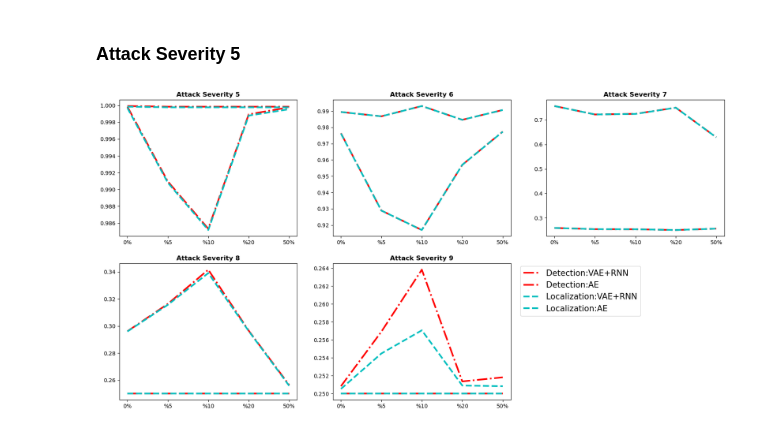
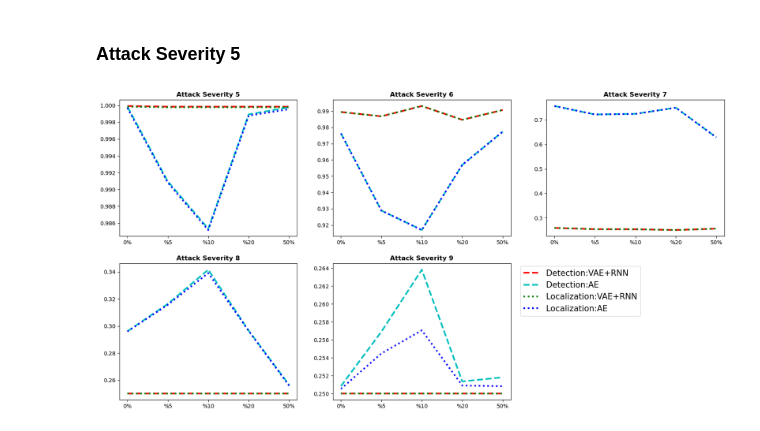
Before and after one commit to navidaftabi/rnn_paper, a Jupyter notebook: dnn5_test.ipynb, the cells around one changed output. Saved outputs shown, nothing was run; the diff lists cells and outputs as text; code cells hidden in the pictures.

```diff
--- a/dnn5_test.ipynb
+++ b/dnn5_test.ipynb
@@ -2221,19 +2221,19 @@ for k in pred.keys():
 # %%
 severity = list(range(5,10))
 x = np.arange(len(noise_levels))
 x_ax = ['0%', '%5', '%10', '%20', '50%']
 fig, ax = plt.subplots(2,3, figsize=(20,10))
 fig.delaxes(ax[1,2])
 for s in severity:
     i = 0 if s < 8 else 1
     j = 0 if s < 8 else 3
-    ax[i,s-5-j].plot(x, detection['vae',s], label='Detection:VAE+RNN', lw=3, linestyle="dashdot", color='r')
-    ax[i,s-5-j].plot(x, detection['ae',s], label='Detection:AE', lw=3, linestyle='dashdot', color='r')
-    ax[i,s-5-j].plot(x, localization['vae',s], label='Localization:VAE+RNN', lw=3, linestyle="dashed", color='c')
-    ax[i,s-5-j].plot(x, localization['ae',s], label='Localization:AE', lw=3, linestyle='dashed', color='c')
+    ax[i,s-5-j].plot(x, detection['vae',s], label='Detection:VAE+RNN', lw=3, linestyle="dashed", color='r')
+    ax[i,s-5-j].plot(x, detection['ae',s], label='Detection:AE', lw=3, linestyle='dashed', color='c')
+    ax[i,s-5-j].plot(x, localization['vae',s], label='Localization:VAE+RNN', lw=3, linestyle=":", color='g')
+    ax[i,s-5-j].plot(x, localization['ae',s], label='Localization:AE', lw=3, linestyle=':', color='b')
     ax[i,s-5-j].set(xticks=x, xticklabels=x_ax)
     ax[i,s-5-j].set_title(f'Attack Severity {s}', fontweight='bold')
 ax[1,1].legend(prop={'size': 15}, bbox_to_anchor=(1.03, 1.01))
 plt.show()
 # %% [output]
-[figure, old version]
+[figure, new version]
```
Also changed, not shown: 5 other files.
